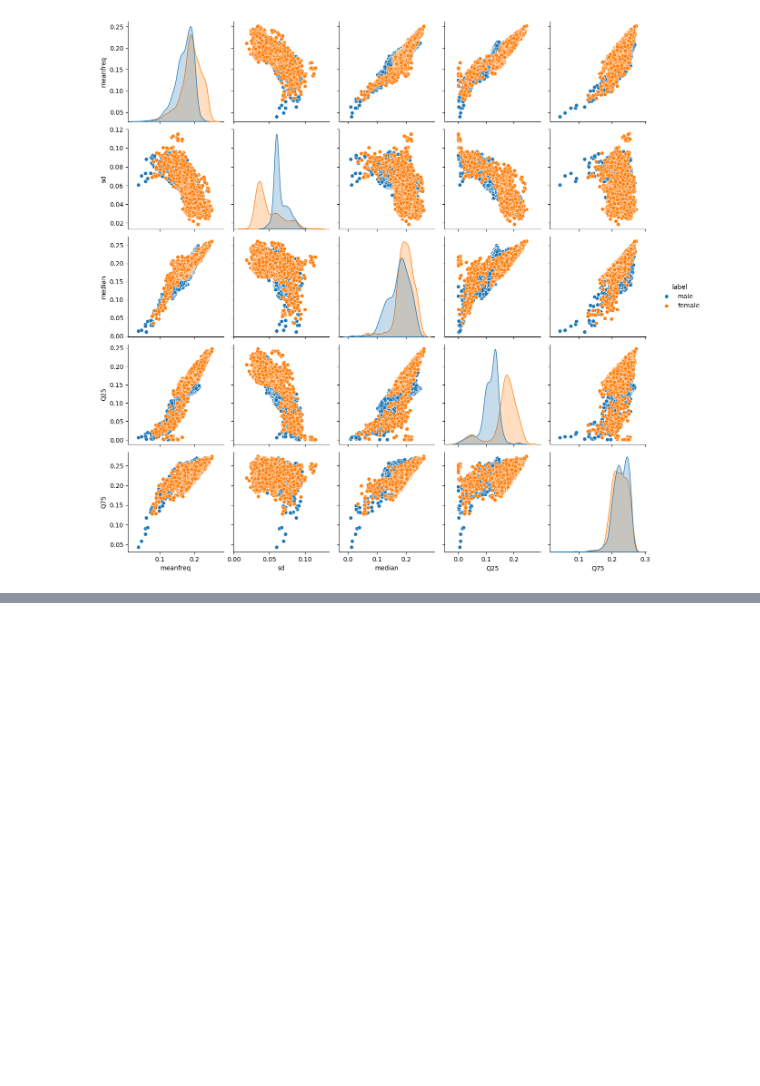
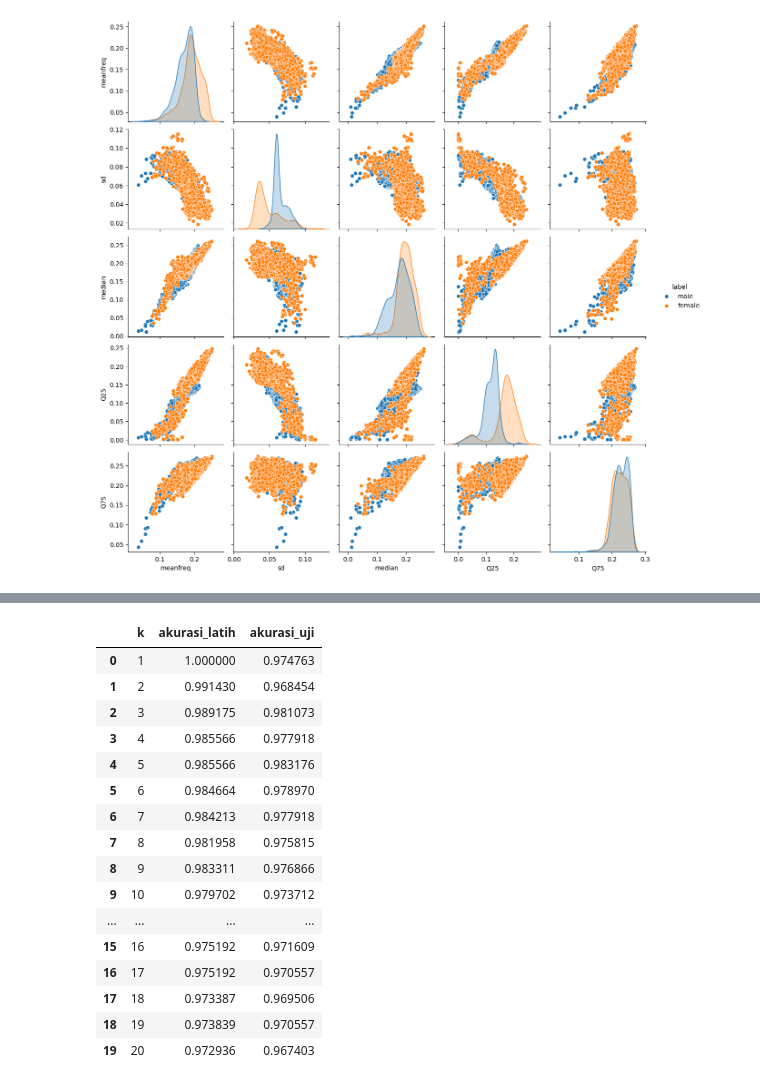
Before and after one commit to Adidtiasmara/pembelajaran-mesin, a Jupyter notebook: JS05/JS05-Tugas 01.ipynb, the cells around one changed output, grey strips where cells are left out. Drawn from its saved outputs; the diff is of its cells as text; code cells hidden in the pictures; blank space fills up the shorter version.

```diff
--- a/JS05/JS05-Tugas 01.ipynb
+++ b/JS05/JS05-Tugas 01.ipynb
@@ -305 +220,44 @@ Akurasi testing: [0.9747634069400631, 0.9705573080967402, 0.9768664563617245, 0.
+# %%
+X_train_best = X_train[fitur_terbaik]
+X_test_best = X_test[fitur_terbaik]
+
+scaler_best = StandardScaler()
+X_train_best = scaler_best.fit_transform(X_train_best)
+X_test_best = scaler_best.transform(X_test_best)
+
+acc_train = []
+acc_test = []
+
+for k in range(1, 21):
+    model = KNeighborsClassifier(n_neighbors=k)
+    model.fit(X_train_best, y_train)
+
+    acc_train.append(model.score(X_train_best, y_train))
+    acc_test.append(model.score(X_test_best, y_test))
+
+hasil_k = pd.DataFrame({
+    'k': range(1, 21),
+    'akurasi_latih': acc_train,
+    'akurasi_uji': acc_test
+})
+
+hasil_k
+# %% [output]
+|  | k | akurasi_latih | akurasi_uji |
+| 0 | 1 | 1.000000 | 0.974763 |
+| 1 | 2 | 0.991430 | 0.968454 |
+| 2 | 3 | 0.989175 | 0.981073 |
+| 3 | 4 | 0.985566 | 0.977918 |
+| 4 | 5 | 0.985566 | 0.983176 |
+| 5 | 6 | 0.984664 | 0.978970 |
+| 6 | 7 | 0.984213 | 0.977918 |
+| 7 | 8 | 0.981958 | 0.975815 |
+| 8 | 9 | 0.983311 | 0.976866 |
+| 9 | 10 | 0.979702 | 0.973712 |
+| ... | ... | ... | ... |
+| 15 | 16 | 0.975192 | 0.971609 |
+| 16 | 17 | 0.975192 | 0.970557 |
+| 17 | 18 | 0.973387 | 0.969506 |
+| 18 | 19 | 0.973839 | 0.970557 |
+| 19 | 20 | 0.972936 | 0.967403 |
 # %%
```
Also changed, not shown: parts of 31 cells of this notebook.
